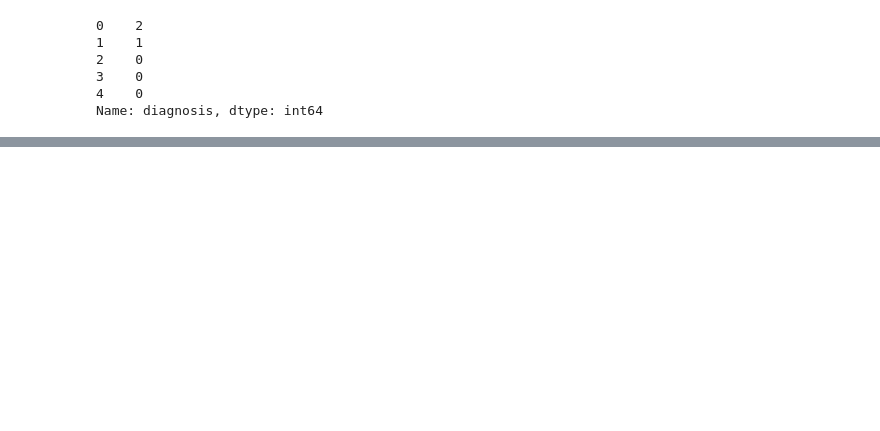
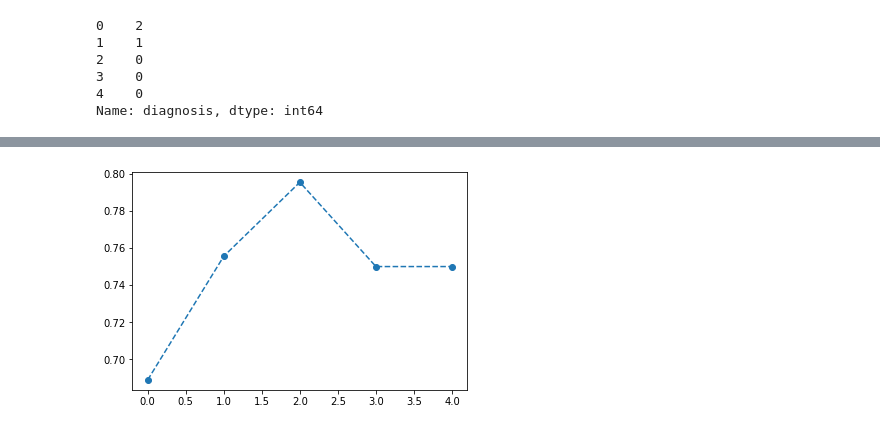
Before and after one commit to SATVIK2204/Data-Science-Projects, a Jupyter notebook: Decision Tree/heart_disease_prediction.ipynb, the cells around one changed output, grey strips where cells are left out. Saved outputs shown, nothing was run; the diff lists cells and outputs as text; code cells hidden in the pictures; blank space fills up the shorter version.

```diff
--- a/Decision Tree/heart_disease_prediction.ipynb
+++ b/Decision Tree/heart_disease_prediction.ipynb
@@ -165,0 +313,8 @@ Name: diagnosis, dtype: int64
+# %%
+clf_dt= DecisionTreeClassifier(random_state=42,ccp_alpha=0.016)
+
+scores=cross_val_score(clf_dt,X_train,Y_train,cv=5)
+plt.plot([0,1,2,3,4],scores,marker='o',linestyle="--")
+plt.show()
+# %% [output]
+[figure, added]
```
Also changed, not shown: parts of 34 cells of this notebook.
